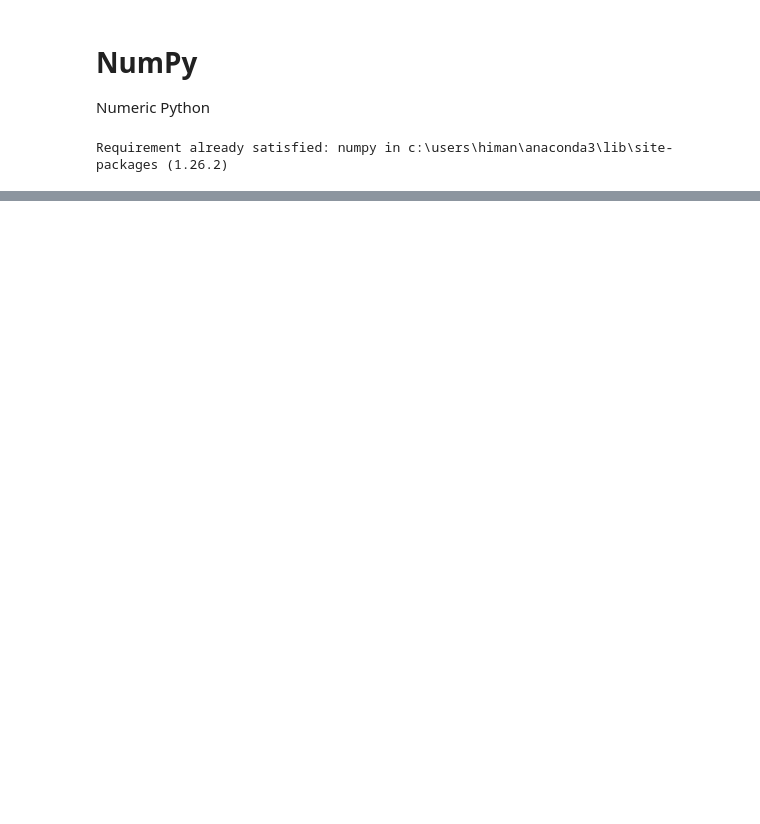
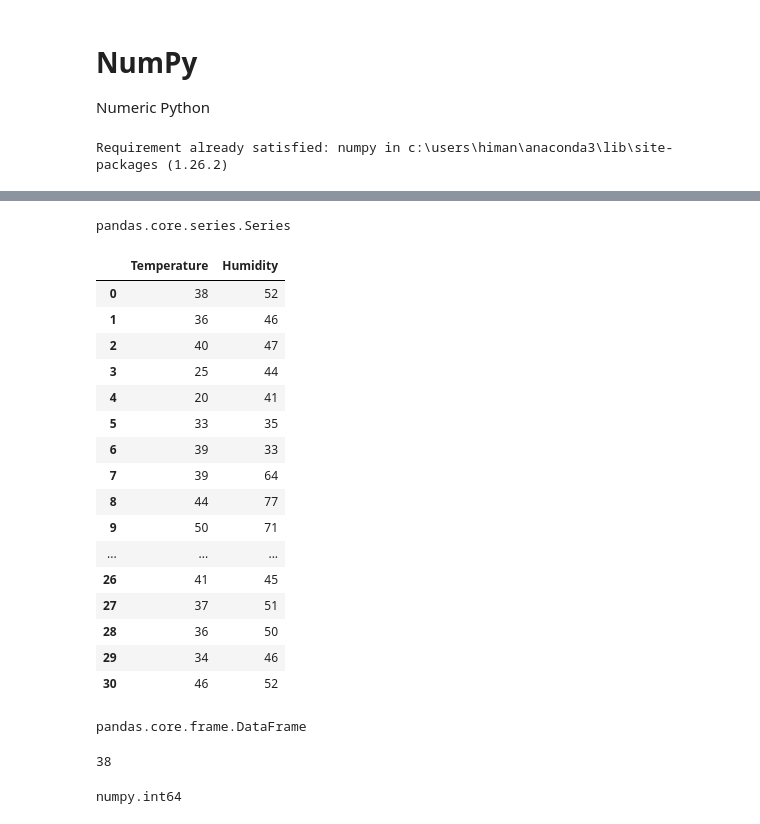
Before and after one commit to hemansnation/AI-ML-14-Hours-FREE-Course, a Jupyter notebook: Module 2 - NumPy Pandas and Open Source Projects/02_NumPy Pandas and Open Source Projects.ipynb, the cells around one changed output, grey strips where cells are left out. Saved outputs shown, nothing was run; the diff lists cells and outputs as text; code cells hidden in the pictures; blank space fills up the shorter version.

```diff
--- a/Module 2 - NumPy Pandas and Open Source Projects/02_NumPy Pandas and Open Source Projects.ipynb
+++ b/Module 2 - NumPy Pandas and Open Source Projects/02_NumPy Pandas and Open Source Projects.ipynb
@@ -15,0 +246,36 @@ Requirement already satisfied: numpy in c:\users\himan\anaconda3\lib\site-packag
+# %%
+type(df['Temperature'])
+# %% [output]
+pandas.core.series.Series
+# %%
+df[['Temperature', 'Humidity']]
+# %% [output]
+|  | Temperature | Humidity |
+| 0 | 38 | 52 |
+| 1 | 36 | 46 |
+| 2 | 40 | 47 |
+| 3 | 25 | 44 |
+| 4 | 20 | 41 |
+| 5 | 33 | 35 |
+| 6 | 39 | 33 |
+| 7 | 39 | 64 |
+| 8 | 44 | 77 |
+| 9 | 50 | 71 |
+| ... | ... | ... |
+| 26 | 41 | 45 |
+| 27 | 37 | 51 |
+| 28 | 36 | 50 |
+| 29 | 34 | 46 |
+| 30 | 46 | 52 |
+# %%
+type(df[['Temperature']])
+# %% [output]
+pandas.core.frame.DataFrame
+# %%
+df['Temperature'][0]
+# %% [output]
+38
+# %%
+type(df['Temperature'][0]) # 8 bytes -> 64 bits
+# %% [output]
+numpy.int64
```
Also changed, not shown: parts of 85 cells of this notebook.
